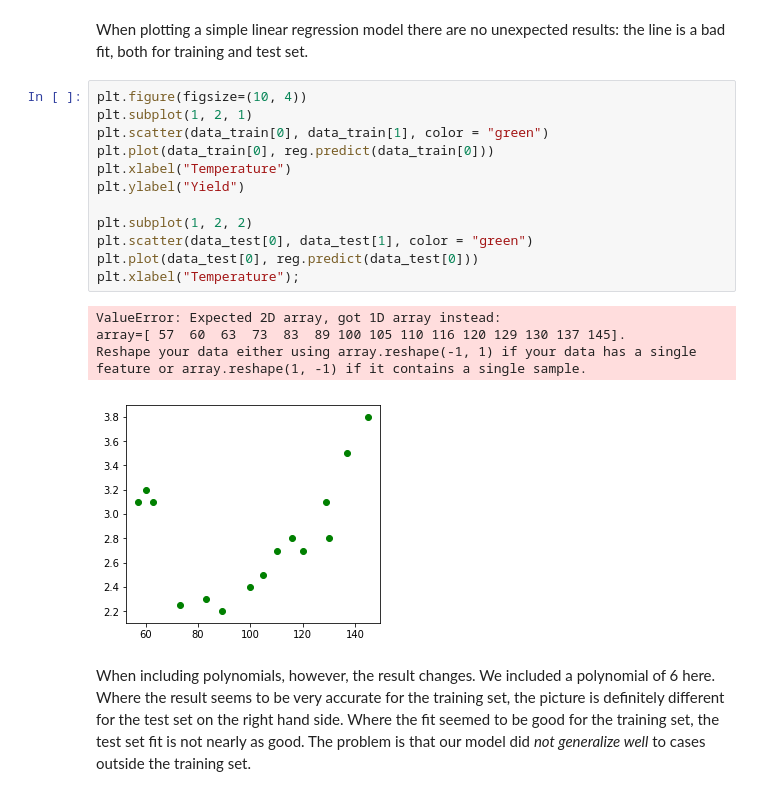
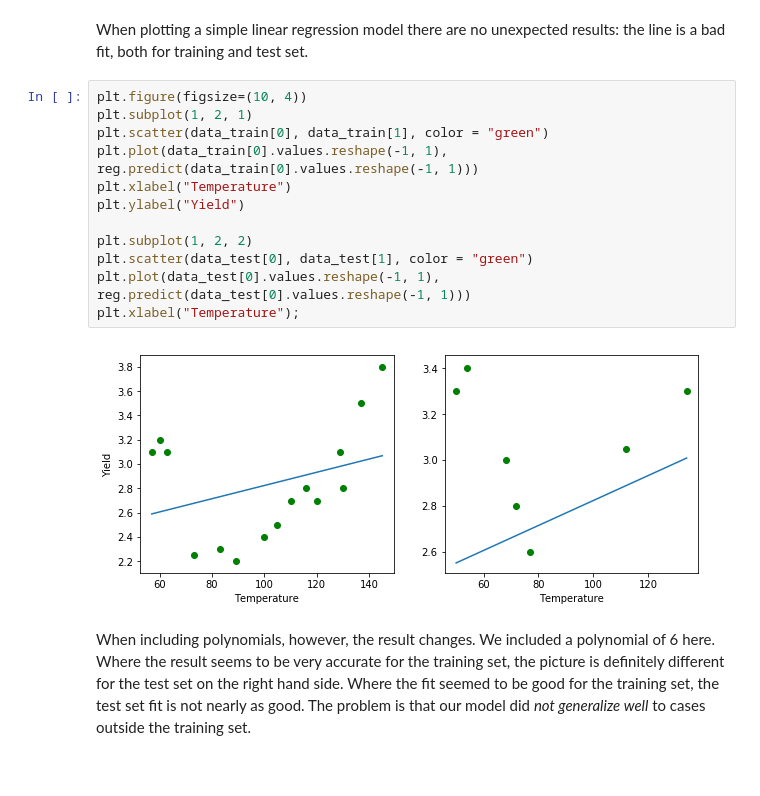
Before and after one commit to Rimab55/dsc-2-24-07-bias-variance-trade-off-nyc-ds-career-012819, a Jupyter notebook: index.ipynb, the cells around one changed output. Saved outputs shown, nothing was run; the diff lists cells and outputs as text.

```diff
--- a/index.ipynb
+++ b/index.ipynb
@@ -67,20 +67,17 @@ When plotting a simple linear regression model there are no unexpected results:
 # %%
 plt.figure(figsize=(10, 4))
 plt.subplot(1, 2, 1)
 plt.scatter(data_train[0], data_train[1], color = "green")
-plt.plot(data_train[0], reg.predict(data_train[0]))
+plt.plot(data_train[0].values.reshape(-1, 1), reg.predict(data_train[0].values.reshape(-1, 1)))
 plt.xlabel("Temperature")
 plt.ylabel("Yield")
 
 plt.subplot(1, 2, 2)
 plt.scatter(data_test[0], data_test[1], color = "green")
-plt.plot(data_test[0], reg.predict(data_test[0]))
+plt.plot(data_test[0].values.reshape(-1, 1), reg.predict(data_test[0].values.reshape(-1, 1)))
 plt.xlabel("Temperature");
 # %% [output]
-ValueError: Expected 2D array, got 1D array instead:
-array=[ 57  60  63  73  83  89 100 105 110 116 120 129 130 137 145].
-Reshape your data either using array.reshape(-1, 1) if your data has a single feature or array.reshape(1, -1) if it contains a single sample.
-[figure, old version]
+[figure, new version]
 # %% [markdown]
 When including polynomials, however, the result changes. We included a polynomial of 6 here. Where the result seems to be very accurate for the training set, the picture is definitely different for the test set on the right hand side. Where the fit seemed to be good for the training set, the test set fit is not nearly as good. The problem is that our model did *not generalize well* to cases outside the training set.
 # %%
```
